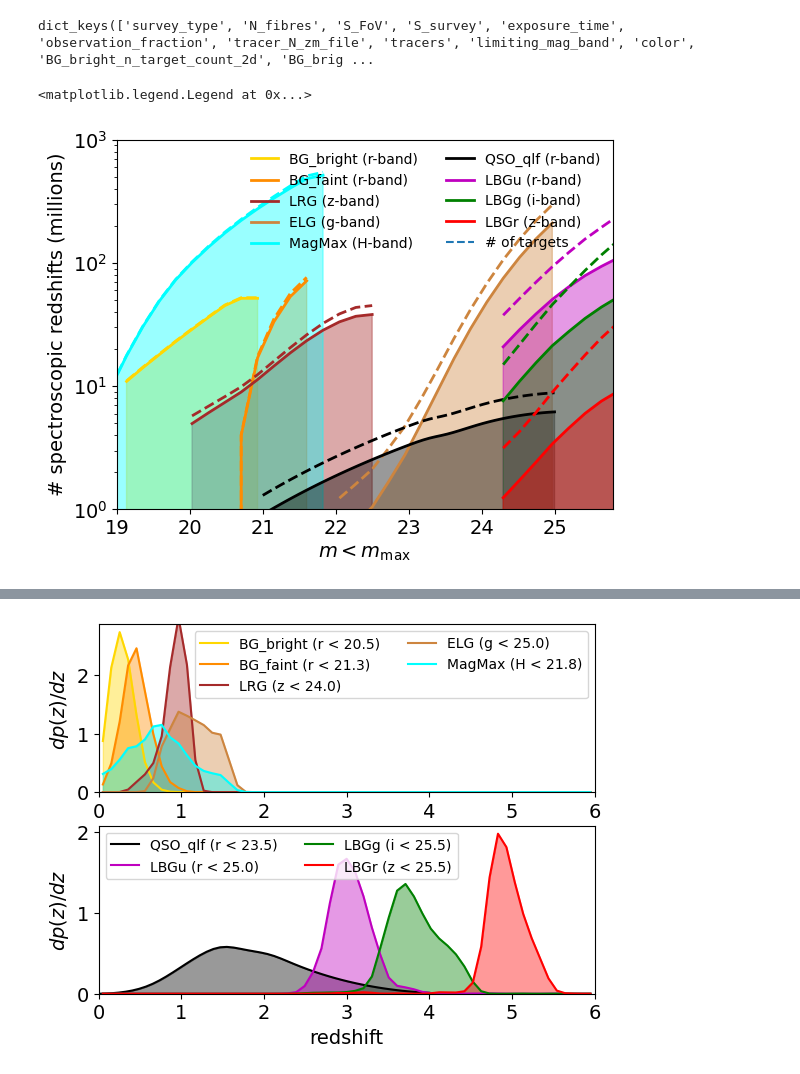
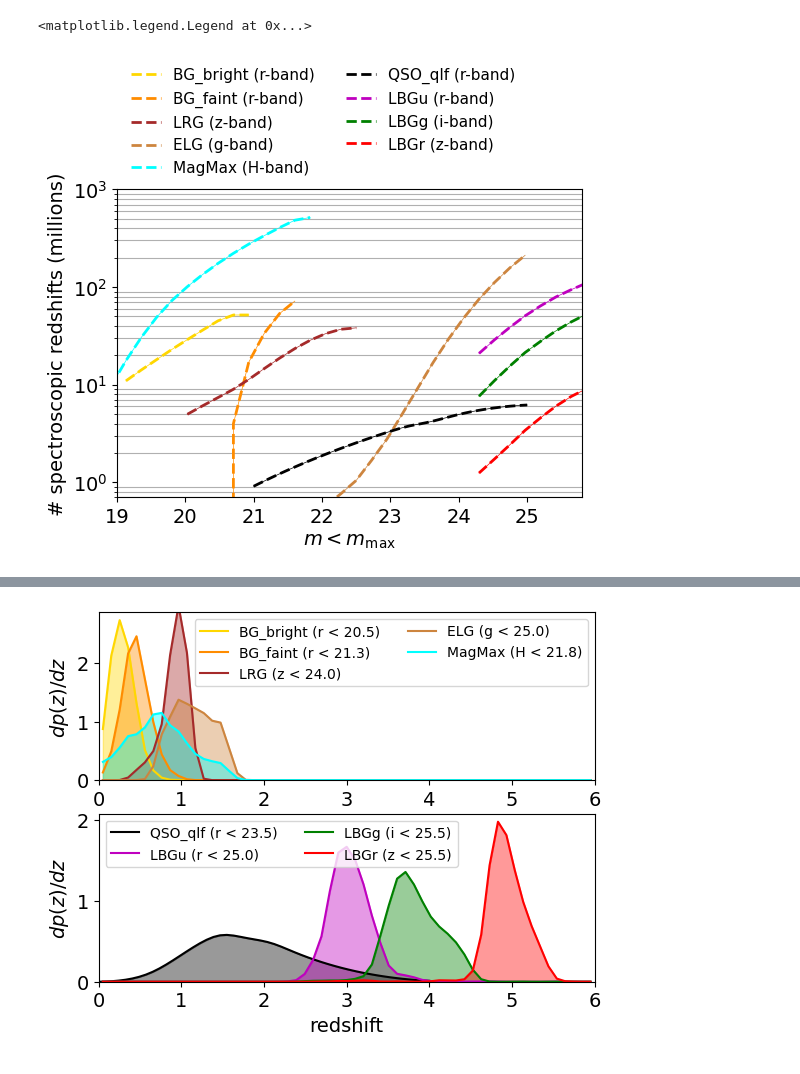
Before and after one commit to WST-Cosmology/WP221_Target_selection, a Jupyter notebook: plots_for_paper/1.details_about_tracers.ipynb, the cells around one changed output, grey strips where cells are left out. Drawn from its saved outputs; the diff is of its cells as text; code cells hidden in the pictures.

```diff
--- a/plots_for_paper/1.details_about_tracers.ipynb
+++ b/plots_for_paper/1.details_about_tracers.ipynb
@@ -84,38 +96,38 @@ plt.legend(ncols=2, loc='upper left', fontsize=10, framealpha=0.1)
-# %%
-config_bright_update.keys()
-# %% [output]
-dict_keys(['survey_type', 'N_fibres', 'S_FoV', 'S_survey', 'exposure_time', 'observation_fraction', 'tracer_N_zm_file', 'tracers', 'limiting_mag_band', 'color', 'BG_bright_n_target_count_2d', 'BG_brig ...
 # %%
 def plot_number_of_redshifts(config_survey_update, max_mag = None):
 
     for j, tracer in enumerate(config_survey_update['tracers']):
 
-        plt.fill_between( config_survey_update[tracer + '_' + 'mag_centers'],
-                  config_survey_update[tracer + '_' + 'spec_density'] * config_survey_update['S_survey']/ (1e6), 0*config_survey_update[tracer + '_' + 'spec_density'], ls=f'-',
-                  color = config_survey_update['color'][j],  alpha=0.4)
+
 
         plt.plot( config_survey_update[tracer + '_' + 'mag_centers'],
-                  config_survey_update[tracer + '_' + 'target_density'] * config_survey_update['S_survey'] / (1e6),  ls=f'--', lw=2,
-                  color = config_survey_update['color'][j])
-
+                  config_survey_update[tracer + '_' + 'spec_density'] * config_survey_update['S_survey'] / (1e6),  ls=f'--', lw=2,
+                  color = config_survey_update['color'][j], label = tracer + f' ({config_survey_update["limiting_mag_band"][j]}-band)',)
         plt.plot( config_survey_update[tracer + '_' + 'mag_centers'],
-                  config_survey_update[tracer + '_' + 'spec_density'] * config_survey_update['S_survey'] / (1e6),  ls=f'-', lw=2,
-                  color = config_survey_update['color'][j], label = tracer + f' ({config_survey_update["limiting_mag_band"][j]}-band)',)
+                  config_survey_update[tracer + '_' + 'spec_density'] * config_survey_update['S_survey'] / (1e6),  ls=f'-', lw=0.5,
+                  color = config_survey_update['color'][j], )
 
     plt.ylabel(r'# spectroscopic redshifts (millions)', fontsize=14)
     plt.xlabel(r'$m < m_{\rm max}$', fontsize=14)
     plt.yscale('log')
-    plt.ylim(1, 1e9/ (1e6))
+    plt.ylim(0.7, 1e9/ (1e6))
     plt.xlim(19, 25.8)
     plt.tick_params(axis='both', labelsize=14)
     #plt.legend(ncols=2, loc='upper right', framealpha=0)
 # %%
+plt.figure(figsize=(6, 4))
 plot_number_of_redshifts(config_bright_update, max_mag = [max_mag_bright])
 plot_number_of_redshifts(config_grey_update, max_mag = [max_mag_grey])
 plot_number_of_redshifts(config_grey_magmax_update, max_mag = [max_mag_grey])
 plot_number_of_redshifts(config_dark_update, max_mag = [max_mag_dark])
-plt.plot([], [], '--', label = '# of targets')
-plt.legend(ncols=2, loc='upper right', framealpha=0)
+plt.grid(which='minor')
+plt.legend(
+    ncols=2,
+    loc='lower left',
+    bbox_to_anchor=(0, 1.0),
+    fontsize=11,
+    framealpha=0
+)
 # %% [output]
 <matplotlib.legend.Legend at 0x...>
-[figure, old version]
+[figure, new version]
```
Also changed, not shown: parts of 7 cells of this notebook, 26 other files.
